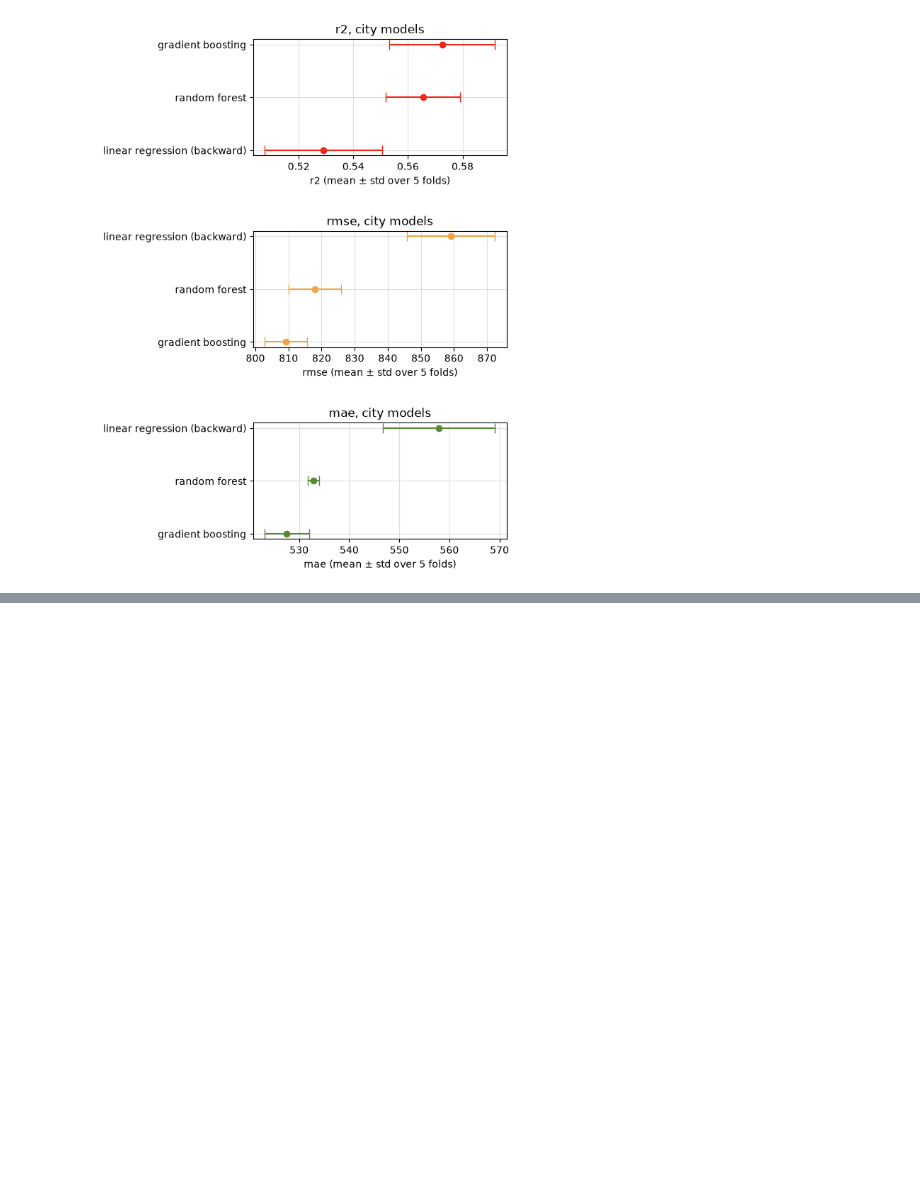
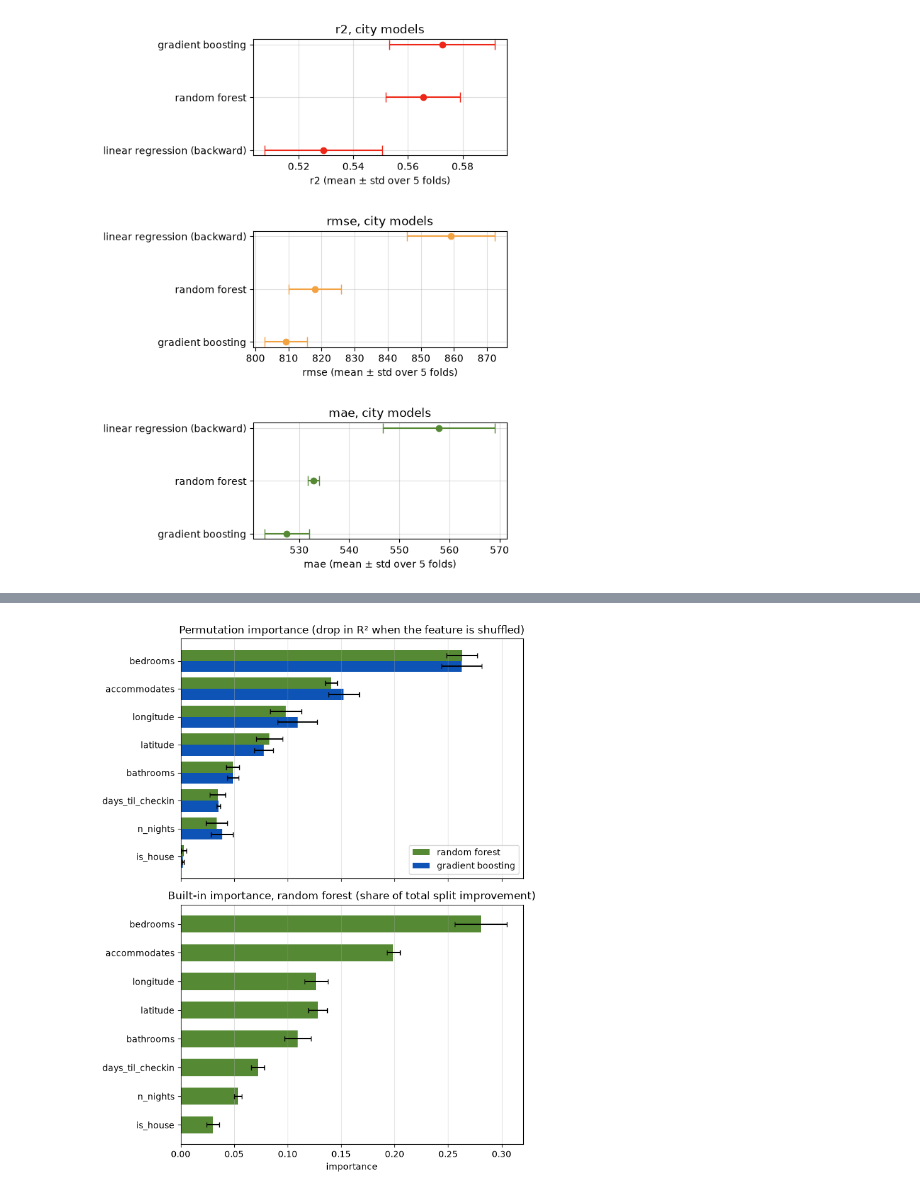
Before and after one commit to malenalisken/Airbnb_project, a Jupyter notebook: notebooks/model_eval.ipynb, the cells around one changed output, grey strips where cells are left out. Saved outputs shown, nothing was run; the diff lists cells and outputs as text; code cells hidden in the pictures; blank space fills up the shorter version.

Commit message:
forgot a plot

```diff
--- a/notebooks/model_eval.ipynb
+++ b/notebooks/model_eval.ipynb
@@ -170,0 +191,37 @@ plt.show()
+# %%
+import matplotlib.pyplot as plt
+import numpy as np
+
+perm = city_trees_importance[city_trees_importance["method"] == "permutation"]
+builtin = city_trees_importance[city_trees_importance["method"] == "builtin"]
+
+# features sorted by random forest permutation importance, most important at the top
+order = perm[perm["model"] == "rf"].sort_values("mean")["feature"]
+y = np.arange(len(order))
+height = 0.4
+
+fig, axes = plt.subplots(2, 1, figsize=(7, 9), sharex=True)
+
+# top: permutation importance, random forest vs gradient boosting
+for model, offset, name, color in [("rf", height/2, "random forest", cmap(2)),
+                                   ("gb", -height/2, "gradient boosting", cmap(3))]:
+    data = perm[perm["model"] == model].set_index("feature").loc[order]
+    axes[0].barh(y + offset, data["mean"], height, xerr=data["std"], capsize=3,
+                 color=color, label=name)
+axes[0].set_title("Permutation importance (drop in R² when the feature is shuffled)")
+axes[0].legend()
+
+# bottom: built-in importance, random forest only
+data = builtin.set_index("feature").loc[order]
+axes[1].barh(y, data["mean"], 0.6, xerr=data["std"], capsize=3, color=cmap(2))
+axes[1].set_title("Built-in importance, random forest (share of total split improvement)")
+axes[1].set_xlabel("importance")
+
+for ax in axes:
+    ax.set_yticks(y, order)
+    ax.grid(axis="x", alpha=0.4)
+
+plt.tight_layout()
+plt.show()
+# %% [output]
+[figure, added]
```
Also changed, not shown: parts of 1 cell of this notebook.
